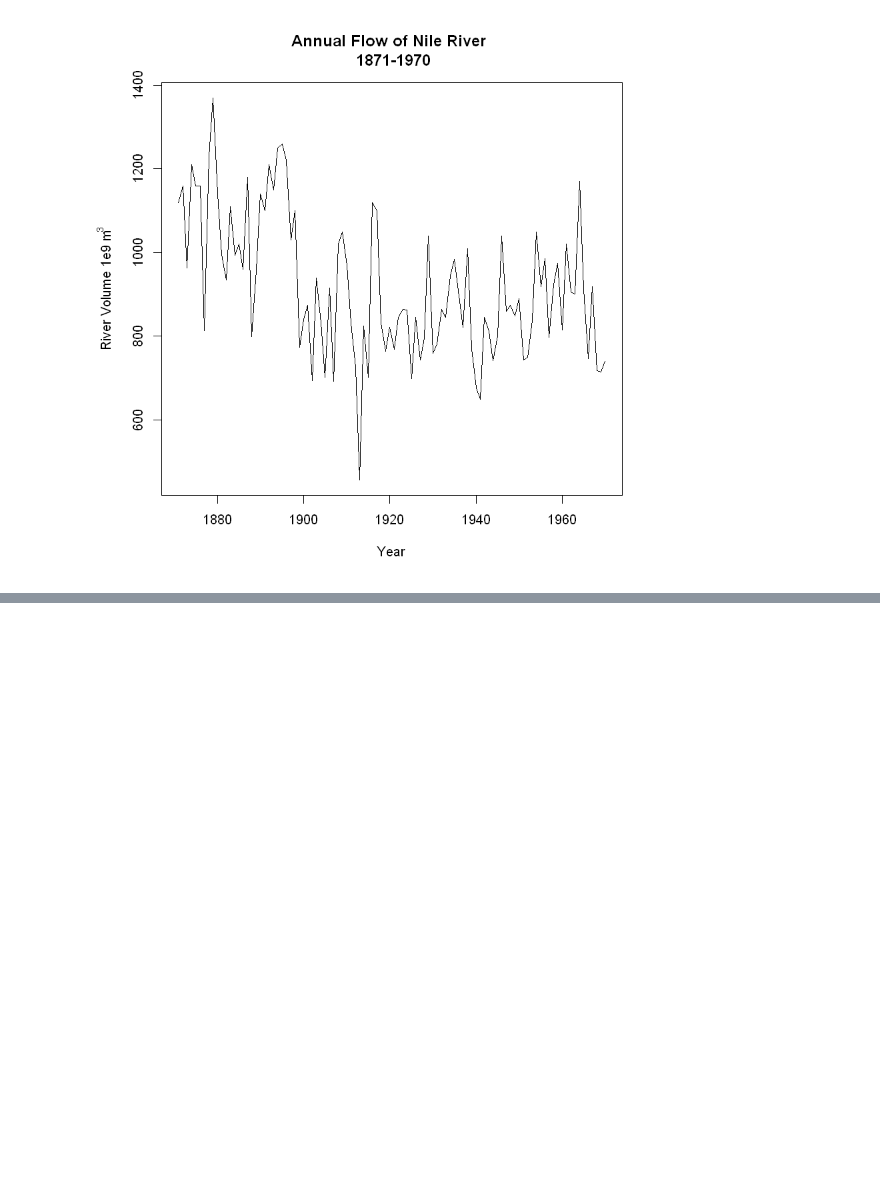
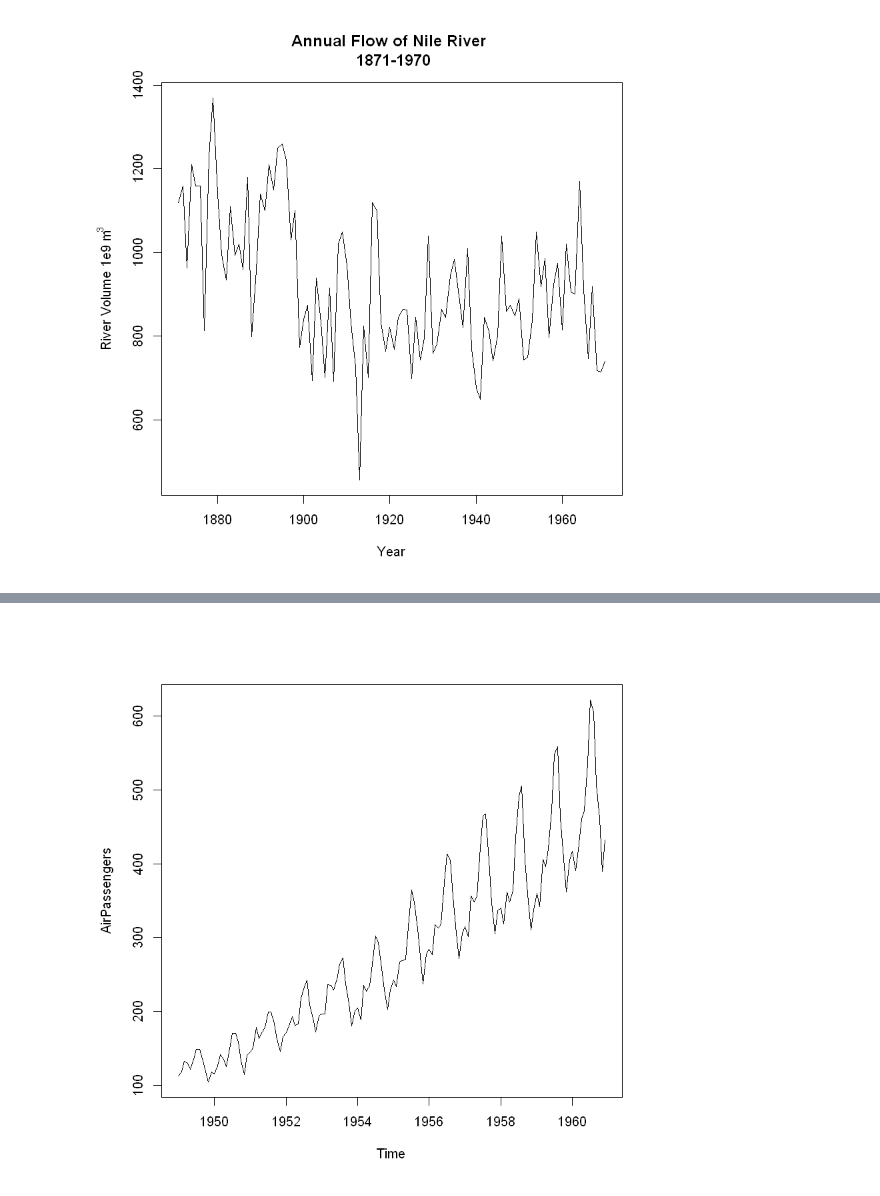
Before and after one commit to TylerTompa/Time-Series, a Jupyter notebook: Learn Time Series Analysis.ipynb, the cells around one changed output, grey strips where cells are left out. Drawn from its saved outputs; the diff is of its cells as text; code cells hidden in the pictures; blank space fills up the shorter version.

```diff
--- a/Learn Time Series Analysis.ipynb
+++ b/Learn Time Series Analysis.ipynb
@@ -38,0 +53,6 @@ plot(Nile, xlab="Year", ylab= expression('River Volume 1e9 m'^3) , main="Annual
+# %%
+# Consider the AirPassengers dataset,
+# which records the total international airline passengers in thousands by month
+plot(AirPassengers)
+# %% [output]
+[figure, added]
```
Also changed, not shown: parts of 6 cells of this notebook.
